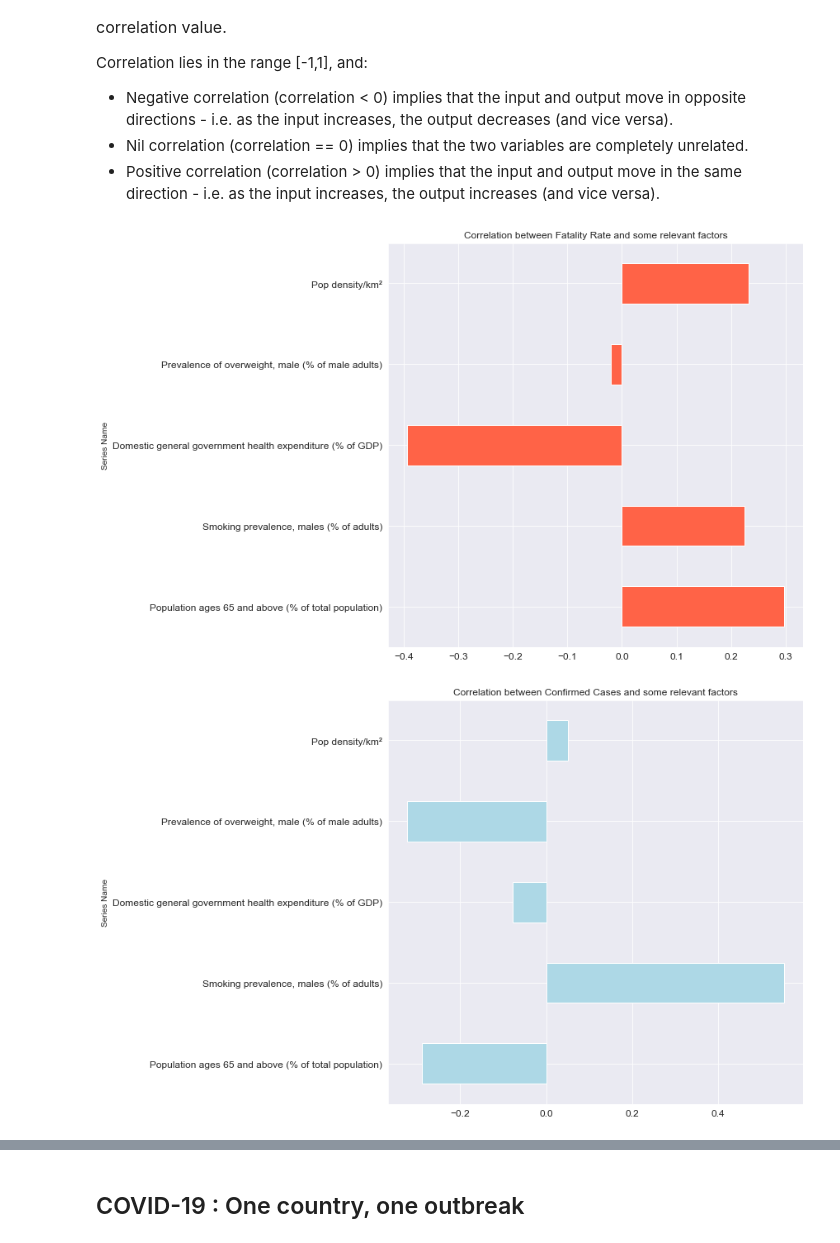
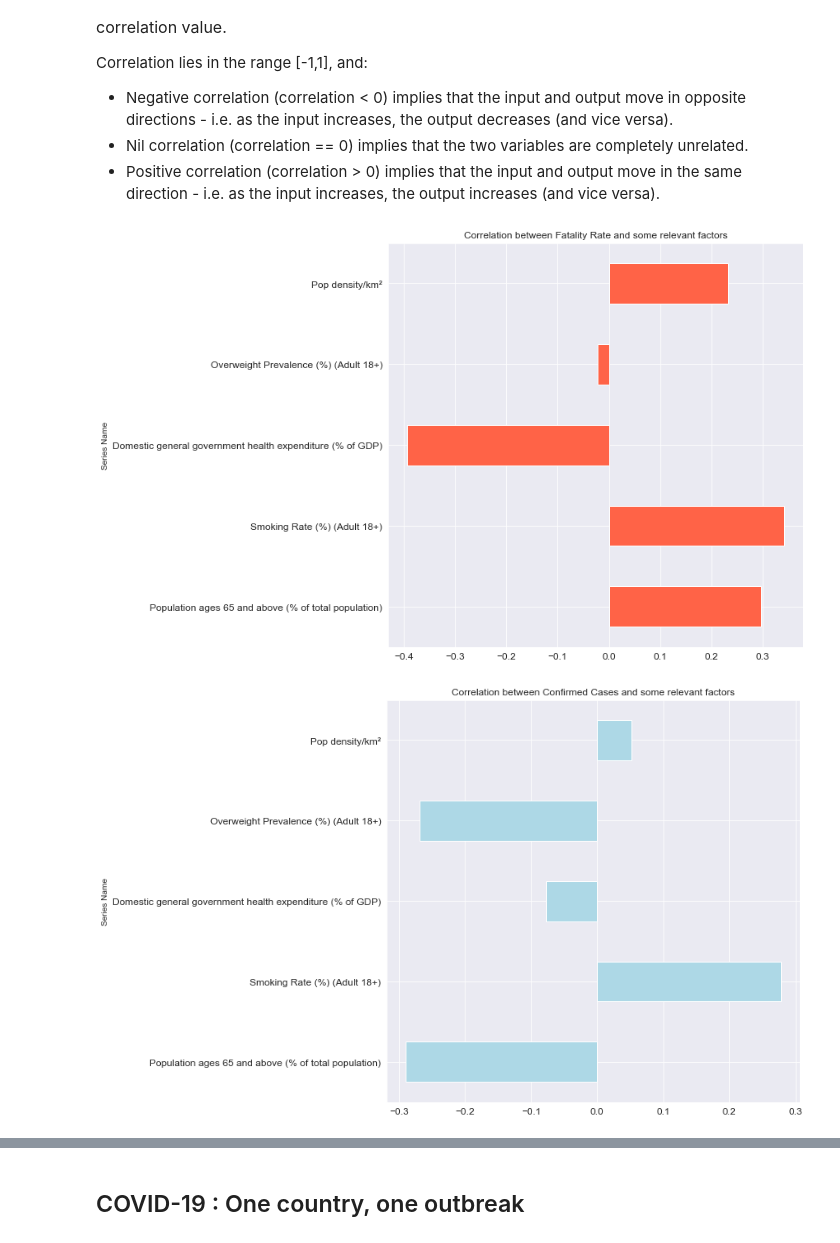
Before and after one commit to nicolas-hbt/DS-projects, a Jupyter notebook: COVID19_Data_Visualization.ipynb, the cells around one changed output, grey strips where cells are left out. Cells and saved outputs as stored; diff of their text form; code cells hidden in the pictures.

```diff
--- a/COVID19_Data_Visualization.ipynb
+++ b/COVID19_Data_Visualization.ipynb
@@ -304,6 +304,20 @@ world.rename(columns={"Italy [ITA]": "Italy", "United Kingdom [GBR]": "United Ki
 world = world.T
 world.dropna(axis='columns', inplace=True)
 world = world.sort_index()
+# %%
+cols = [col for col in world.index.tolist()]
+smoke = pd.read_csv("smoke.csv")
+smoke = smoke.sort_values(by="name")
+smoke.iloc[-6,0] = 'US'
+smoke = smoke[smoke.name.isin(cols)]
+# %%
+overweight = pd.read_csv("overweight.csv", index_col=0)
+overweight = overweight.sort_index()
+overweight = overweight.rename(index={'United States of America': 'US',
+                                      'United Kingdom of Great Britain and Northern Ireland' : 'United Kingdom'})
+overweight = overweight[overweight.index.isin(cols)]
+overweight["2016"] = overweight["2016"].str.slice(stop=4)
+overweight["2016"] = overweight["2016"].astype(float)
 # %%
 tmp = complete_df[complete_df["Date"]=="2020-03-26"]
 tmp = tmp[tmp["Country/Region"].isin(world.index)]
@@ -320,6 +334,8 @@ world.dropna(axis='columns', inplace=True)
 world.rename(columns={'index':'Country'}, inplace=True)
 b, c = world.iloc[-1].copy(), world.iloc[-2].copy()
 world.iloc[-1], world.iloc[-2] = c,b
+world['Smoking Rate (%) (Adult 18+)'] = smoke['totalSmokingRate'].values
+world['Overweight Prevalence (%) (Adult 18+)'] = overweight['2016'].values
 # %% [markdown]
 <font size="3"> In the following five plots, we aim at showing whether there is some sort of relation between the national death rates and some factors, and the number of confirmed cases per country and some other factors, respectively.
 
@@ -449,9 +465,9 @@ Correlation lies in the range [-1,1], and:
 * Nil correlation (correlation == 0) implies that the two variables are completely unrelated.
 * Positive correlation (correlation > 0) implies that the input and output move in the same direction - i.e. as the input increases, the output increases (and vice versa). </font>
 # %%
-for_corr = world[['Country', 'Population ages 65 and above (% of total population)', 'Smoking prevalence, males (% of adults)',
+for_corr = world[['Country', 'Population ages 65 and above (% of total population)', 'Smoking Rate (%) (Adult 18+)',
                   'Domestic general government health expenditure (% of GDP)',
-                  'Prevalence of overweight, male (% of male adults)',
+                  'Overweight Prevalence (%) (Adult 18+)',
                   'Pop density/km²']]
 
 for_corr.reset_index(drop=True, inplace=True)
@@ -463,14 +479,14 @@ for_corr.corrwith(world['Fatality (%)']).plot(kind='barh',figsize=[9,9], fontsiz
                                               title='Correlation between Fatality Rate and some relevant factors',
                                               legend=False, grid=True, color='tomato');
 # %% [output]
-[figure, old version]
+[figure, new version]
 # %%
-for_corr = world[['Country', 'Population ages 65 and above (% of total population)', 'Smoking prevalence, males (% of adults)',
+for_corr = world[['Country', 'Population ages 65 and above (% of total population)', 'Smoking Rate (%) (Adult 18+)',
                   'Domestic general government health expenditure (% of GDP)',
-                  'Prevalence of overweight, male (% of male adults)',
+                  'Overweight Prevalence (%) (Adult 18+)',
                   'Pop density/km²']]
 for_corr.corrwith(world['Confirmed']).plot(kind='barh',figsize=[9,9], fontsize=12,
                                            title='Correlation between Confirmed Cases and some relevant factors',
                                            legend=False, grid=True, color='lightblue');
 # %% [output]
-[figure, old version]
+[figure, new version]
```
Also changed, not shown: parts of 3 cells of this notebook.
